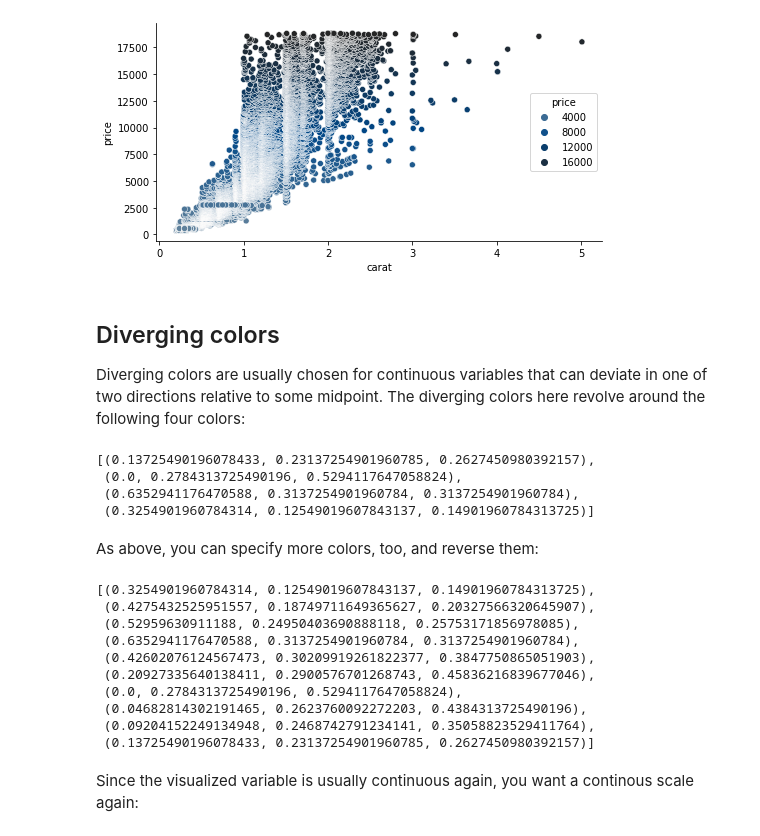
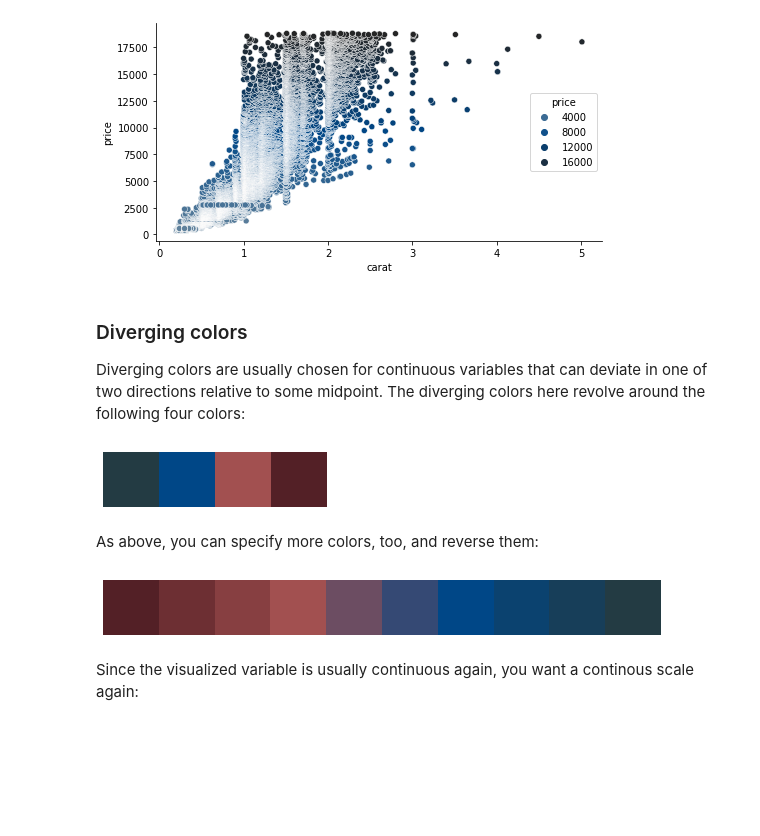
Before and after one commit to dirmeier/fybdthemes, a Jupyter notebook: README.ipynb, the cells around one changed output. Saved outputs shown, nothing was run; the diff lists cells and outputs as text; code cells hidden in the pictures; blank space fills up the shorter version.

```diff
--- a/docs/index.ipynb
+++ b/README.ipynb
@@ -83,31 +72,19 @@ sns.scatterplot(
 # %% [output]
 [figure]
 # %% [markdown]
-## Diverging colors
+### Diverging colors
 
 Diverging colors are usually chosen for continuous variables that can deviate in one of two directions relative to some midpoint. The diverging colors here revolve around the following four colors:
-# %%
-palettes.discrete_diverging_colors()
-# %% [output]
-[(0.13725490196078433, 0.23137254901960785, 0.2627450980392157),
- (0.0, 0.2784313725490196, 0.5294117647058824),
- (0.6352941176470588, 0.3137254901960784, 0.3137254901960784),
- (0.3254901960784314, 0.12549019607843137, 0.14901960784313725)]
+# %%
+plot_palette(palettes.discrete_diverging_colors())
+# %% [output]
+[figure, added]
 # %% [markdown]
 As above, you can specify more colors, too, and reverse them:
 # %%
-palettes.discrete_diverging_colors(10, True)
+plot_palette(palettes.discrete_diverging_colors(10, True))
 # %% [output]
-[(0.3254901960784314, 0.12549019607843137, 0.14901960784313725),
- (0.4275432525951557, 0.18749711649365627, 0.20327566320645907),
- (0.52959630911188, 0.24950403690888118, 0.25753171856978085),
- (0.6352941176470588, 0.3137254901960784, 0.3137254901960784),
- (0.42602076124567473, 0.30209919261822377, 0.3847750865051903),
- (0.20927335640138411, 0.2900576701268743, 0.45836216839677046),
- (0.0, 0.2784313725490196, 0.5294117647058824),
- (0.04682814302191465, 0.2623760092272203, 0.4384313725490196),
- (0.09204152249134948, 0.2468742791234141, 0.35058823529411764),
- (0.13725490196078433, 0.23137254901960785, 0.2627450980392157)]
+[figure, added]
 # %% [markdown]
 Since the visualized variable is usually continuous again, you want a continous scale again:
 # %%
```
Also changed, not shown: parts of 18 cells of this notebook, 40 other files.
